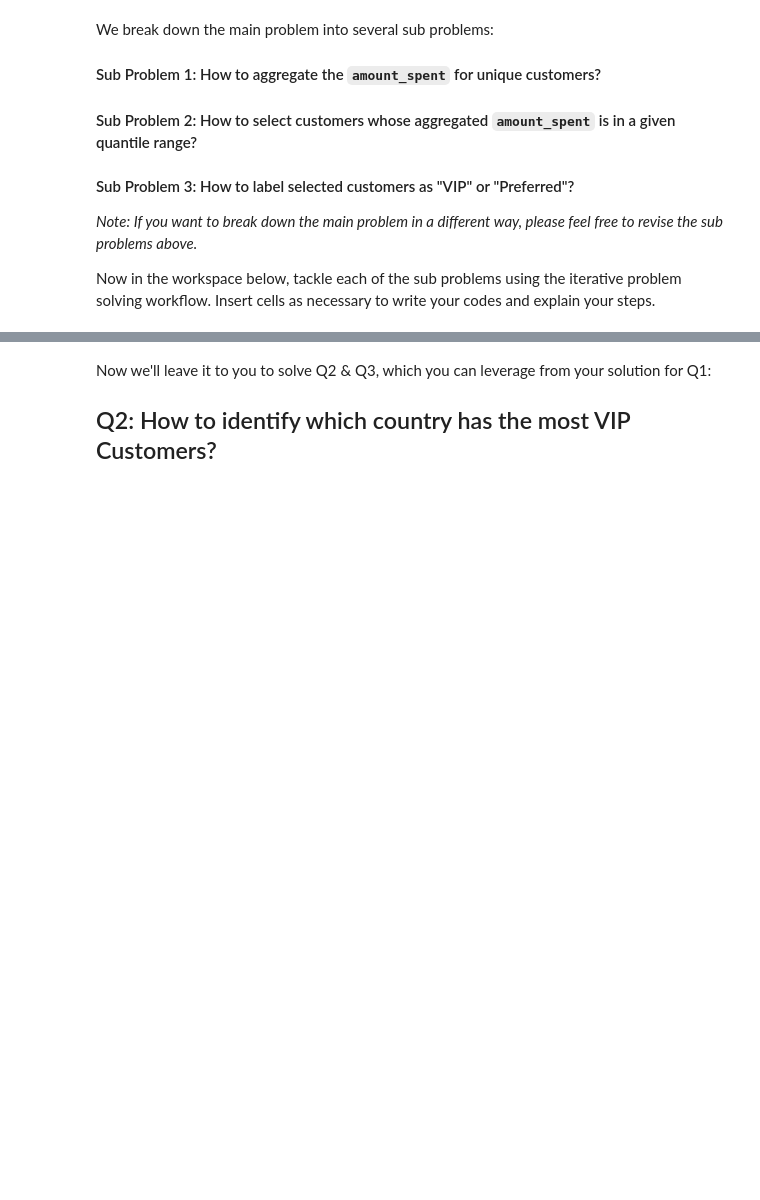
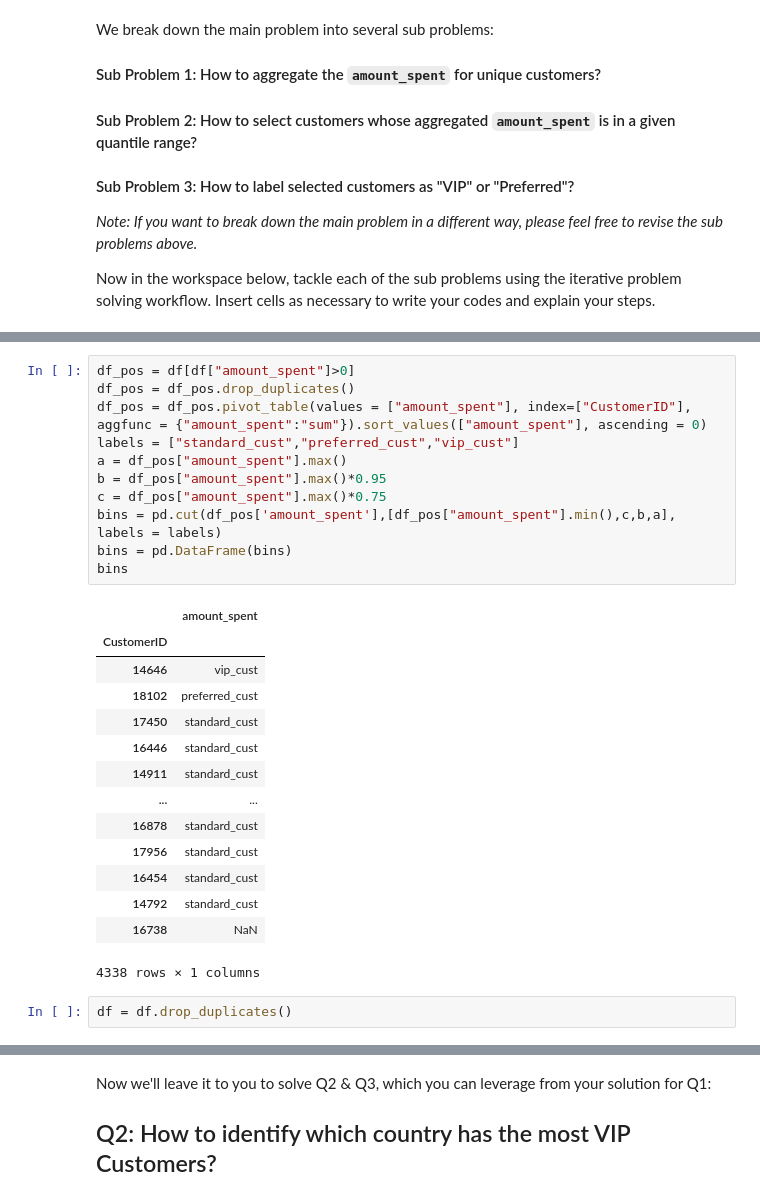
Before and after one commit to vascotreis/lab-dataframe-calculations, a Jupyter notebook: your-code/challenge-3.ipynb, the cells around one changed output, grey strips where cells are left out. Drawn from its saved outputs; the diff is of its cells as text; blank space fills up the shorter version.

```diff
--- a/your-code/challenge-3.ipynb
+++ b/your-code/challenge-3.ipynb
@@ -68,0 +63,28 @@ sums_customer
+# %%
+df_pos = df[df["amount_spent"]>0]
+df_pos = df_pos.drop_duplicates()
+df_pos = df_pos.pivot_table(values = ["amount_spent"], index=["CustomerID"], aggfunc = {"amount_spent":"sum"}).sort_values(["amount_spent"], ascending = 0)
+labels = ["standard_cust","preferred_cust","vip_cust"]
+a = df_pos["amount_spent"].max()
+b = df_pos["amount_spent"].max()*0.95
+c = df_pos["amount_spent"].max()*0.75
+bins = pd.cut(df_pos['amount_spent'],[df_pos["amount_spent"].min(),c,b,a], labels = labels)
+bins = pd.DataFrame(bins)
+bins
+# %% [output]
+|  | amount_spent |
+| CustomerID |  |
+| 14646 | vip_cust |
+| 18102 | preferred_cust |
+| 17450 | standard_cust |
+| 16446 | standard_cust |
+| 14911 | standard_cust |
+| ... | ... |
+| 16878 | standard_cust |
+| 17956 | standard_cust |
+| 16454 | standard_cust |
+| 14792 | standard_cust |
+| 16738 | NaN |
+4338 rows × 1 columns
+# %%
+df = df.drop_duplicates()
```
Also changed, not shown: parts of 13 cells of this notebook, 3 other files.
